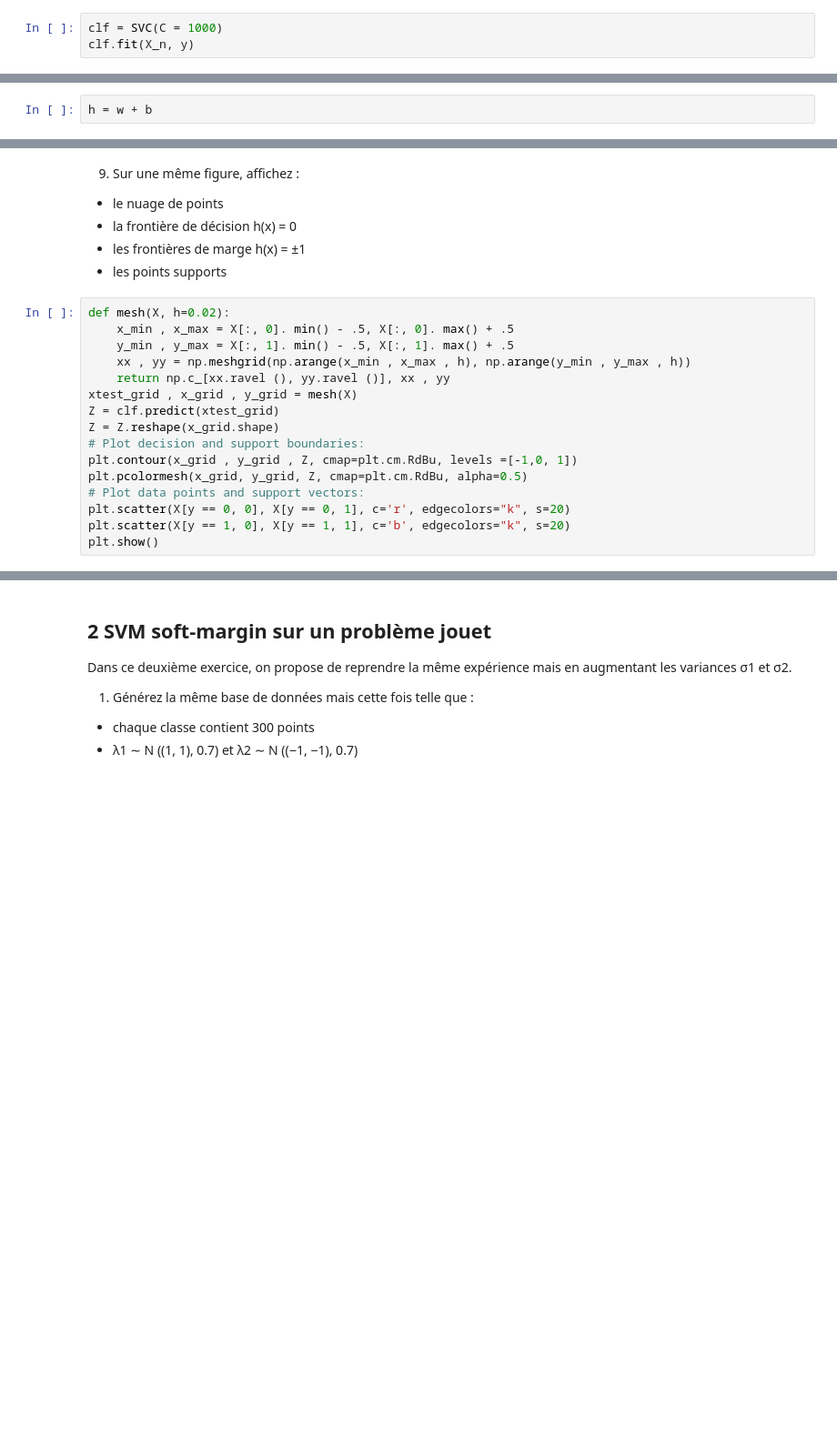
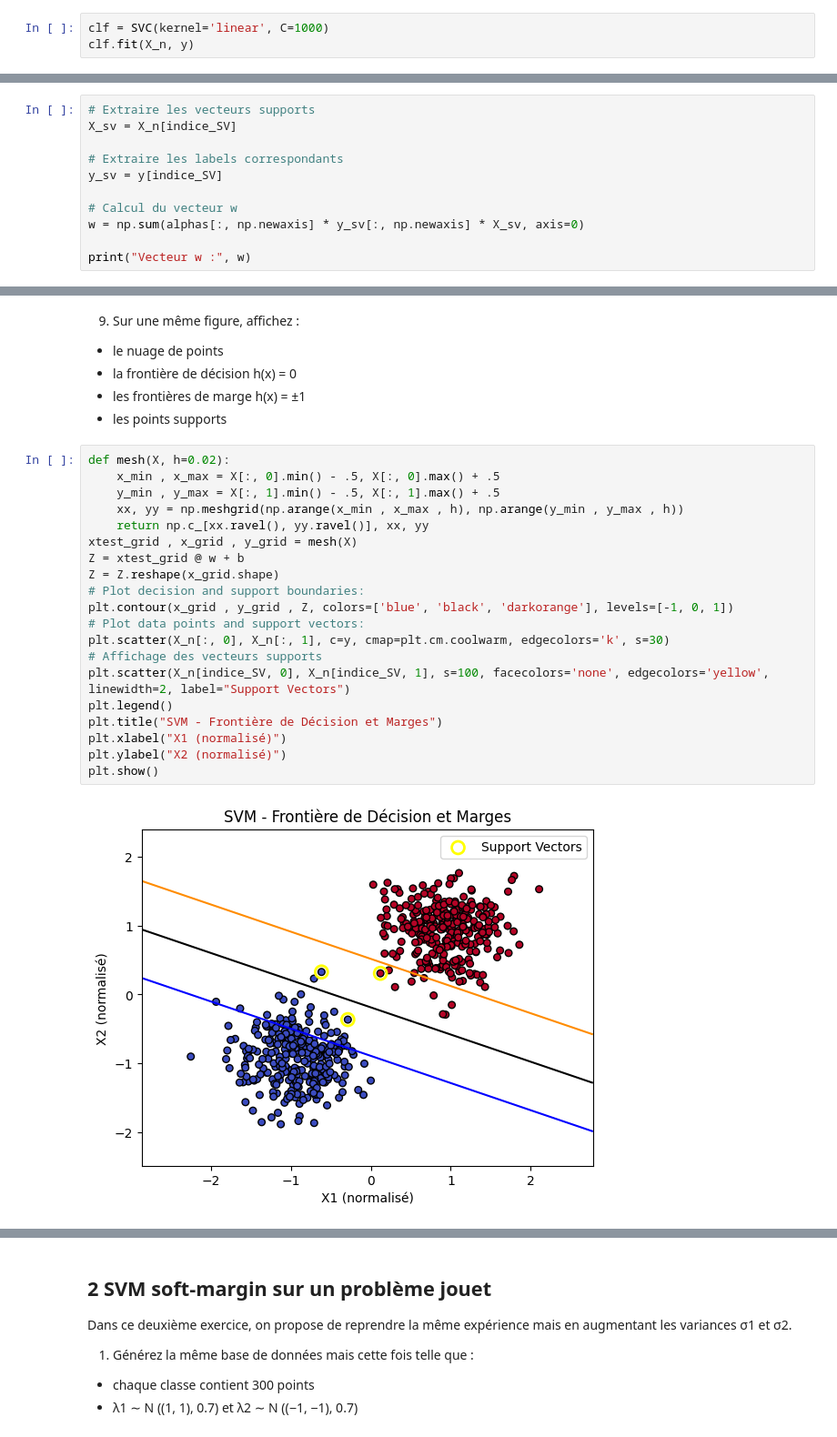
Before and after one commit to RodrigoFernandes-DA/TPs_Univ, a Jupyter notebook: Théorie et algorithmes de l'apprentissage automatique/TP6 - SVM linéaire.ipynb, the cells around one changed output, grey strips where cells are left out. Shown at 91% size. Cells and saved outputs as stored; diff of their text form; blank space fills up the shorter version.

```diff
--- a/Théorie et algorithmes de l'apprentissage automatique/TP6 - SVM linéaire.ipynb
+++ b/Théorie et algorithmes de l'apprentissage automatique/TP6 - SVM linéaire.ipynb
@@ -53,6 +53,6 @@ X_n = scaler.fit_transform(X)
 # %% [markdown]
 5. Entrainez un SVM avec cette paramétrisation sur l’ensemble des données
 # %%
-clf = SVC(C = 1000)
+clf = SVC(kernel='linear', C=1000)
 clf.fit(X_n, y)
 # %% [output]
@@ -88,0 +82,11 @@ for i in range(600):
+# %%
+# Extraire les vecteurs supports
+X_sv = X_n[indice_SV]
+
+# Extraire les labels correspondants
+y_sv = y[indice_SV]
+
+# Calcul du vecteur w
+w = np.sum(alphas[:, np.newaxis] * y_sv[:, np.newaxis] * X_sv, axis=0)
+
+print("Vecteur w :", w)
@@ -89,4 +95,2 @@ for i in range(600):
 # %% [markdown]
 8. Verifiez que les points supports sont telles que h(x) = w>x + b = ±1
-# %%
-h = w + b
@@ -102,17 +115,23 @@ print(clf.predict([[-0.8, 1]]))
 - les points supports
 # %%
 def mesh(X, h=0.02):
-    x_min , x_max = X[:, 0]. min() - .5, X[:, 0]. max() + .5
-    y_min , y_max = X[:, 1]. min() - .5, X[:, 1]. max() + .5
-    xx , yy = np.meshgrid(np.arange(x_min , x_max , h), np.arange(y_min , y_max , h))
-    return np.c_[xx.ravel (), yy.ravel ()], xx , yy
+    x_min , x_max = X[:, 0].min() - .5, X[:, 0].max() + .5
+    y_min , y_max = X[:, 1].min() - .5, X[:, 1].max() + .5
+    xx, yy = np.meshgrid(np.arange(x_min , x_max , h), np.arange(y_min , y_max , h))
+    return np.c_[xx.ravel(), yy.ravel()], xx, yy
 xtest_grid , x_grid , y_grid = mesh(X)
-Z = clf.predict(xtest_grid)
+Z = xtest_grid @ w + b
 Z = Z.reshape(x_grid.shape)
 # Plot decision and support boundaries:
-plt.contour(x_grid , y_grid , Z, cmap=plt.cm.RdBu, levels =[-1,0, 1])
-plt.pcolormesh(x_grid, y_grid, Z, cmap=plt.cm.RdBu, alpha=0.5)
+plt.contour(x_grid , y_grid , Z, colors=['blue', 'black', 'darkorange'], levels=[-1, 0, 1])
 # Plot data points and support vectors:
-plt.scatter(X[y == 0, 0], X[y == 0, 1], c='r', edgecolors="k", s=20)
-plt.scatter(X[y == 1, 0], X[y == 1, 1], c='b', edgecolors="k", s=20)
+plt.scatter(X_n[:, 0], X_n[:, 1], c=y, cmap=plt.cm.coolwarm, edgecolors='k', s=30)
+# Affichage des vecteurs supports
+plt.scatter(X_n[indice_SV, 0], X_n[indice_SV, 1], s=100, facecolors='none', edgecolors='yellow', linewidth=2, label="Support Vectors")
+plt.legend()
+plt.title("SVM - Frontière de Décision et Marges")
+plt.xlabel("X1 (normalisé)")
+plt.ylabel("X2 (normalisé)")
 plt.show()
+# %% [output]
+[figure, added]
```
Also changed, not shown: parts of 11 cells of this notebook, 1 other file.
